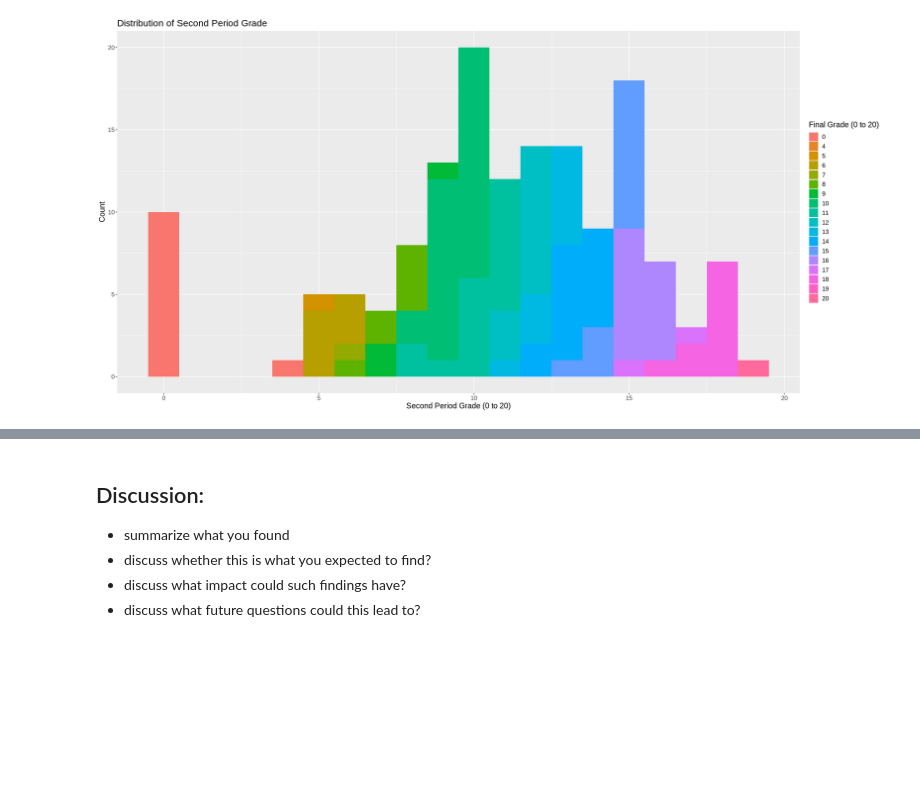
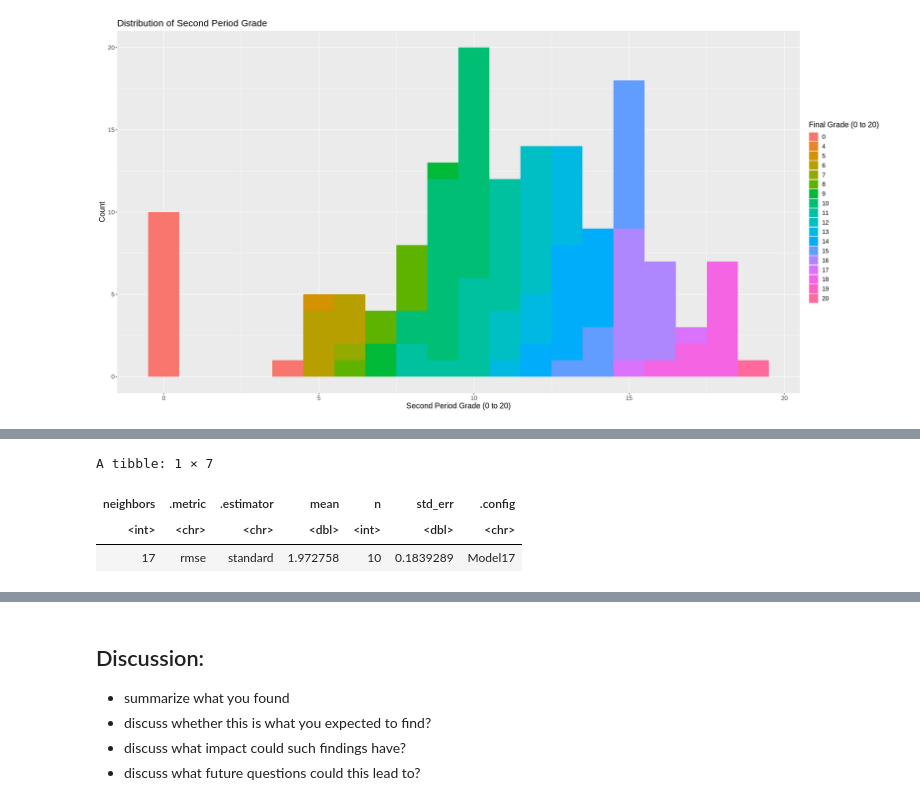
Before and after one commit to caileym3/ds-group-19-project-proposal, a Jupyter notebook: group_project_report.ipynb, the cells around one changed output, grey strips where cells are left out. Saved outputs shown, nothing was run; the diff lists cells and outputs as text; code cells hidden in the pictures; blank space fills up the shorter version.

```diff
--- a/group_project_report.ipynb
+++ b/group_project_report.ipynb
@@ -178 +211,23 @@ G2_plot
+# %%
+# run cross validation for a grid of numbers of neighbors ranging from 1 to 200
+gridvals <- tibble(neighbors = seq(1:50))
+
+# tune the model and return the RMSPE for each number of neighbor
+student_results <- student_workflow %>%
+    tune_grid(resamples = student_vfold, grid = gridvals) %>%
+    collect_metrics()
+
+# find the minimum RMSPE
+student_min <- student_results %>%
+    filter(.metric == "rmse") %>%
+    filter(mean == min(mean))
+    #arrange(desc (mean, std_error)) %>%
+    #slice (200)
+
+student_min
+# %% [output]
+A tibble: 1 × 7
+| neighbors | .metric | .estimator | mean | n | std_err | .config |
+| <int> | <chr> | <chr> | <dbl> | <int> | <dbl> | <chr> |
+| 17 | rmse | standard | 1.972758 | 10 | 0.1839289 | Model17 |
 # %%
```
Also changed, not shown: parts of 4 cells of this notebook.
